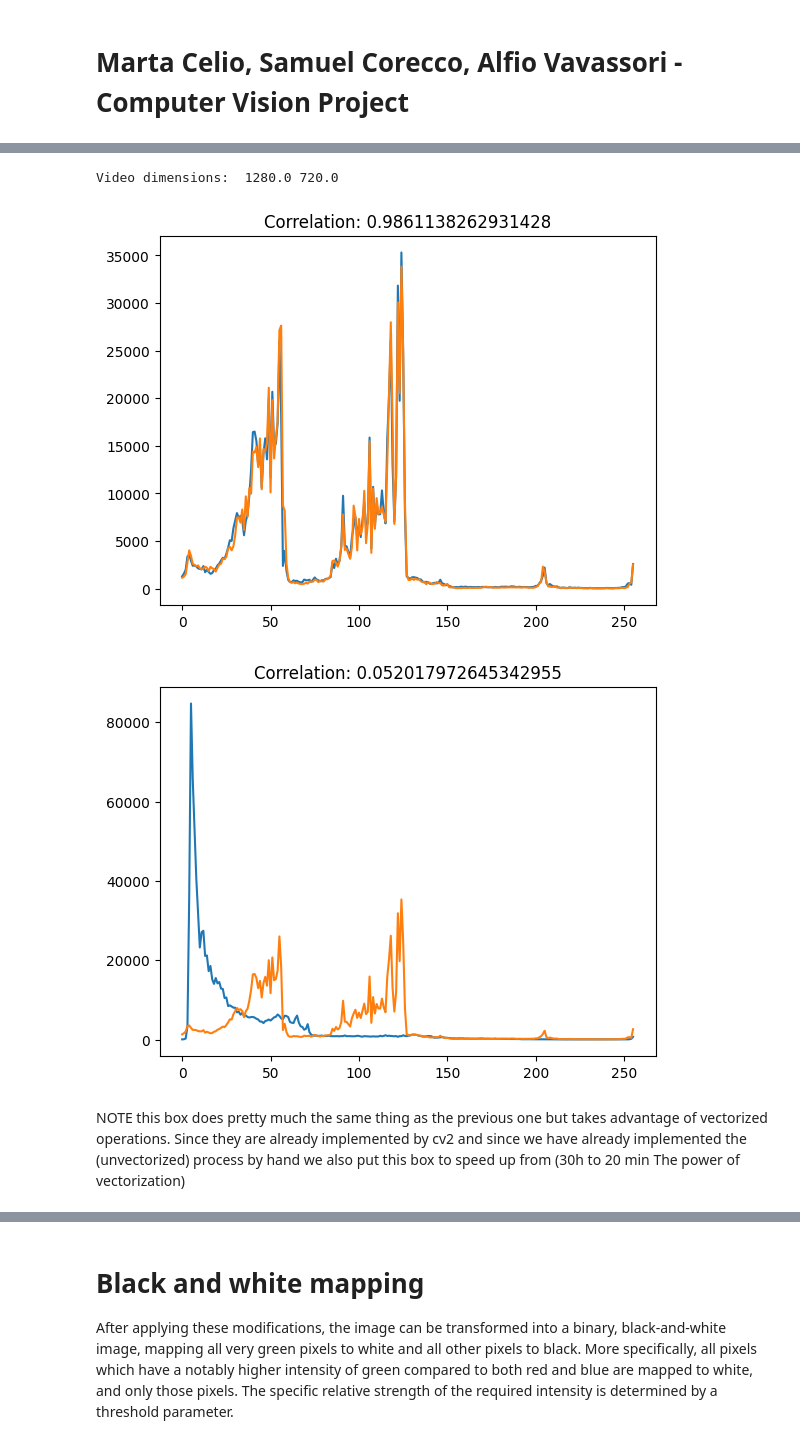
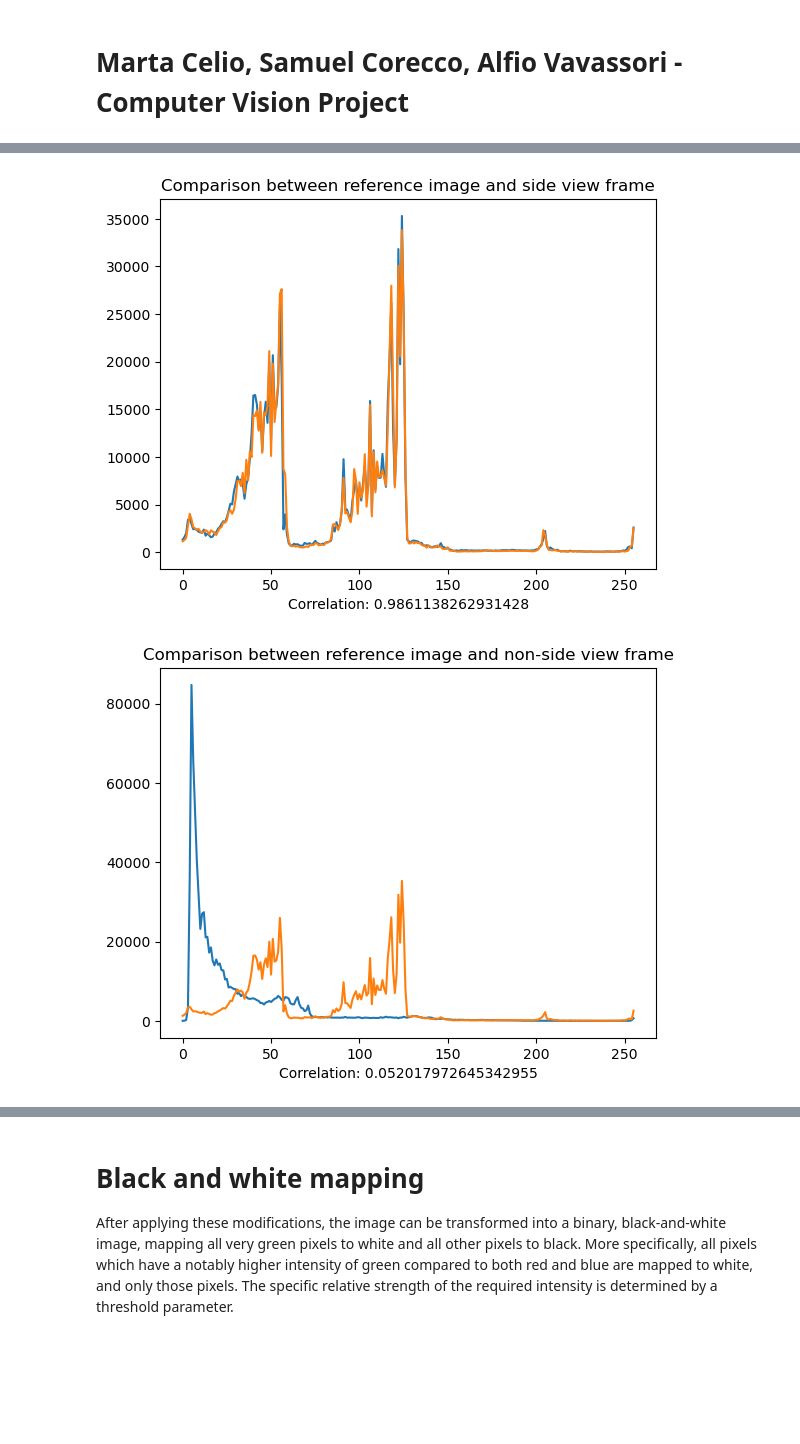
Before and after one commit to SamuelCorecco/Computer_Vision_Project, a Jupyter notebook: Task2.ipynb, the cells around one changed output, grey strips where cells are left out. Cells and saved outputs as stored; diff of their text form; code cells hidden in the pictures; blank space fills up the shorter version.

Commit message:
(Quasi) ultime migliorie
La cosa principale che manca è appunto trovare le palline sul filtered video invece che solo sulla test image

```diff
--- a/Task2.ipynb
+++ b/Task2.ipynb
@@ -30,7 +31,6 @@ fourcc = cv2.VideoWriter_fourcc(*'XVID')
 video_output = cv2.VideoWriter('filtered_video.mp4', fourcc, video_input.get(cv2.CAP_PROP_FPS), (int(video_input.get(cv2.CAP_PROP_FRAME_WIDTH)), int(video_input.get(cv2.CAP_PROP_FRAME_HEIGHT))))
 print("Video dimensions: ", video_input.get(cv2.CAP_PROP_FRAME_WIDTH), video_input.get(cv2.CAP_PROP_FRAME_HEIGHT))
 
-# STEP 1: Preprocess frame, we will get max pure grren value and normalize al other pixel relative to it
 def get_histogram(frame):
     histogram = np.zeros(256)
     for i in range(frame.shape[0]):
@@ -45,30 +45,31 @@ def compare_histograms(hist1, hist2):
 reference_frame_histogram = get_histogram(reference_frame)
 plt.plot(reference_frame_histogram)
 
+# Side view comparison
 test_frame = cv2.imread('test_image.png')
 test_frame_histogram = get_histogram(test_frame)
 correlation = compare_histograms(reference_frame_histogram, test_frame_histogram)
 plt.plot(test_frame_histogram)
-plt.title('Correlation: ' + str(correlation))
+plt.title('Comparison between reference image and side view frame')
+plt.xlabel('Correlation: ' + str(correlation))
 plt.show()
 
+# Non-side view comparison
 test_wrong_frame = cv2.imread('test_wrong.png')
 test_wrong_frame_histogram = get_histogram(test_wrong_frame)
 correlation = compare_histograms(reference_frame_histogram, test_wrong_frame_histogram)
 plt.plot(test_wrong_frame_histogram)
 plt.plot(reference_frame_histogram)
-plt.title('Correlation: ' + str(correlation))
+plt.title('Comparison between reference image and non-side view frame')
+plt.xlabel('Correlation: ' + str(correlation))
 plt.show()
 
-# NOTE i use this because copy frame from quicktime player give a correct frame but does not work for comparison :(
-# get first frame of VIDEO_reference.mp4 as reference
+# Whole video comparison
 video_referene = cv2.VideoCapture('VIDEO_reference.mp4')
 ret, reference_frame = video_referene.read()
 reference_frame_histogram = get_histogram(reference_frame)
 video_referene.release()
 
-# # STEP 2: use istogram to filter video, remove different frame
-# NOTE put True if you have one day to wait :)
 if False:
     start = cv2.getTickCount()
     total_frames = int(video_input.get(cv2.CAP_PROP_FRAME_COUNT))
@@ -99,6 +99,3 @@ OpenCV: FFMPEG: fallback to use tag 0x7634706d/'mp4v'
-Video dimensions:  1280.0 720.0
-[figure, old version]
+[figure, new version]
-[figure, old version]
+[figure, new version]
-# %% [markdown]
-NOTE this box does pretty much the same thing as the previous one but takes advantage of vectorized operations. Since they are already implemented by cv2 and since we have already implemented the (unvectorized) process by hand we also put this box to speed up from (30h to 20 min The power of vectorization)
 # %%
```
Also changed, not shown: parts of 15 cells of this notebook.
